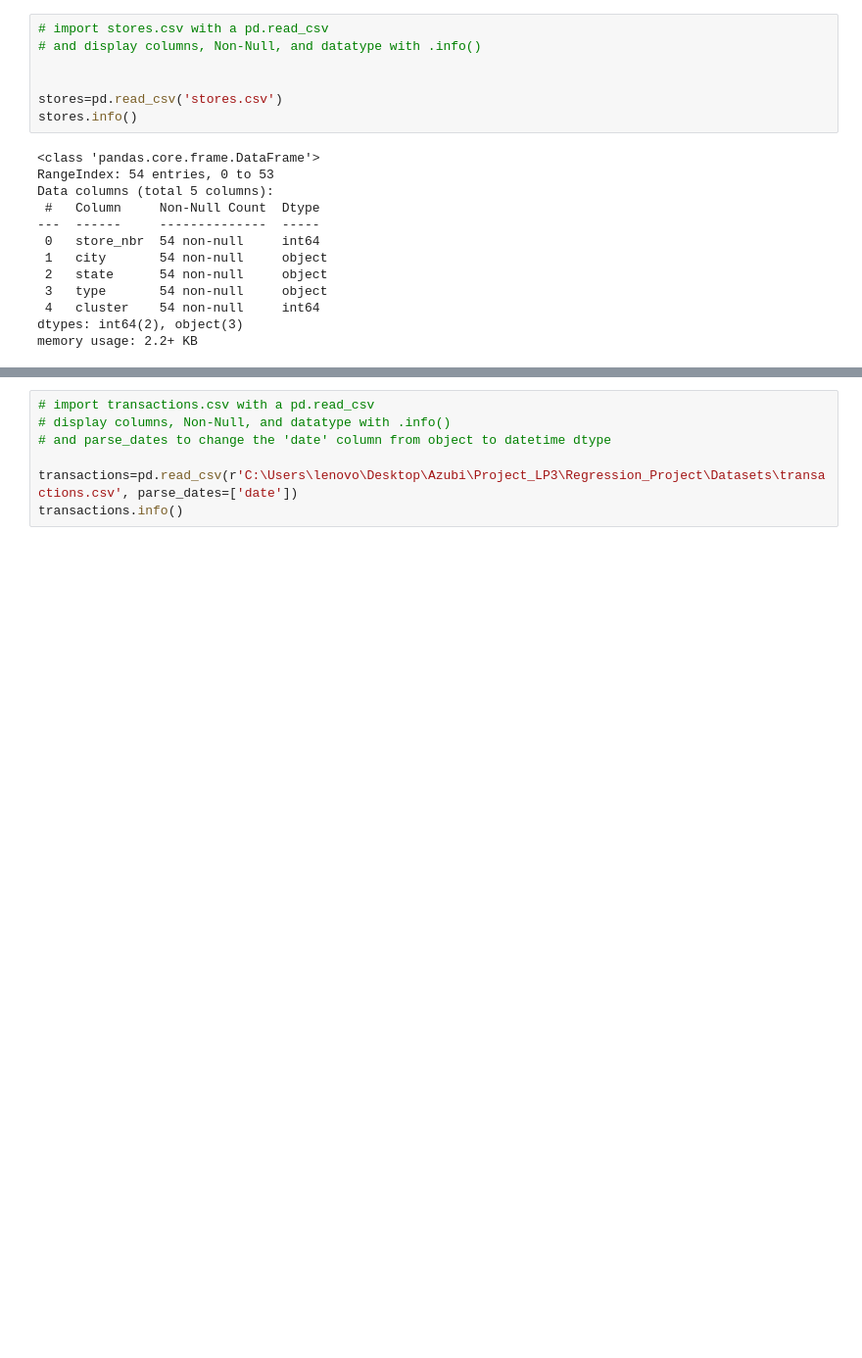
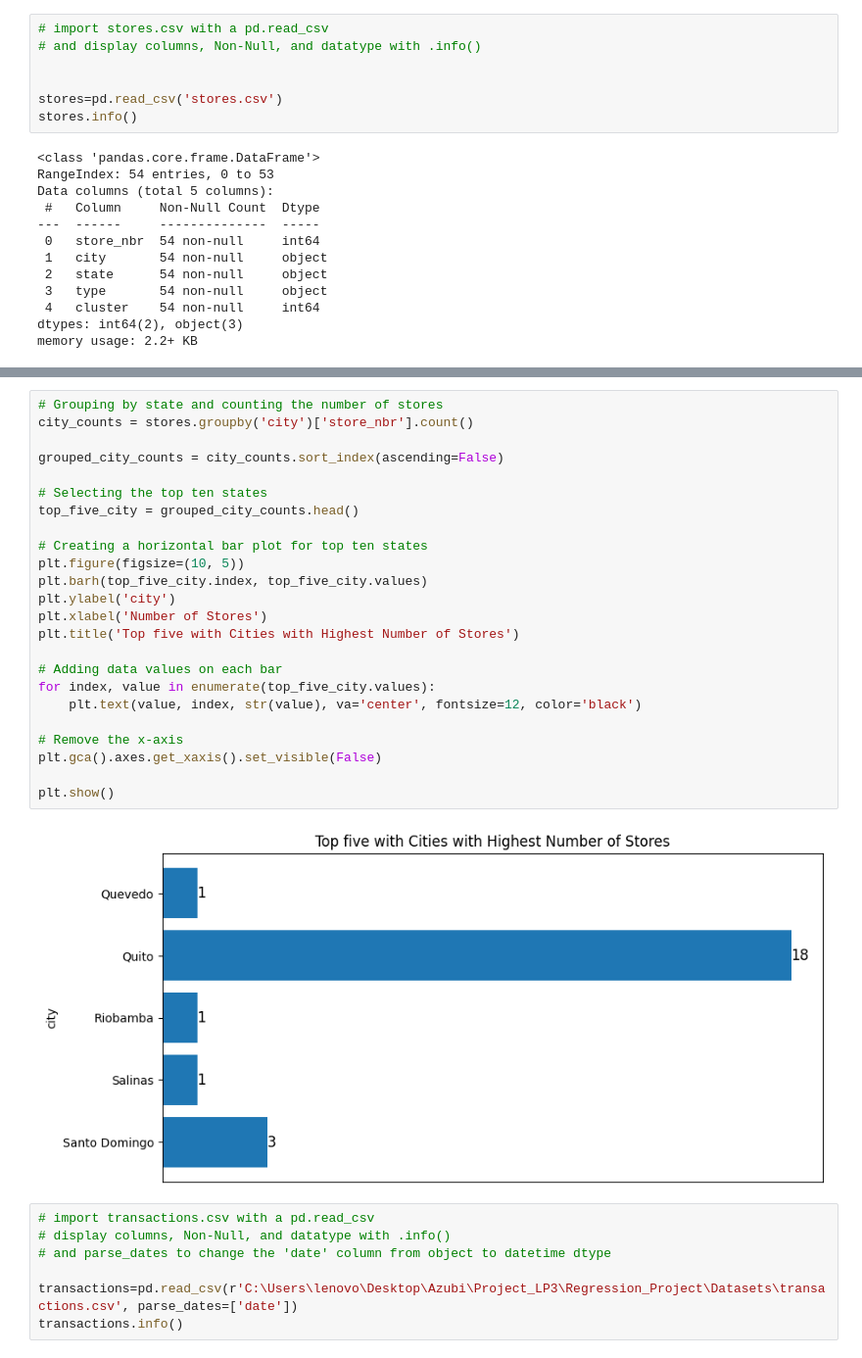
Before and after one commit to sethsot/Regression_Project, a Jupyter notebook: draft.ipynb, the cells around one changed output, grey strips where cells are left out. Shown at 98% size. Drawn from its saved outputs; the diff is of its cells as text; blank space fills up the shorter version.

```diff
--- a/draft.ipynb
+++ b/draft.ipynb
@@ -111,3 +143,29 @@ memory usage: 2.2+ KB
+# %%
+# Grouping by state and counting the number of stores
+city_counts = stores.groupby('city')['store_nbr'].count()
+
+grouped_city_counts = city_counts.sort_index(ascending=False)
+
+# Selecting the top ten states
+top_five_city = grouped_city_counts.head()
+
+# Creating a horizontal bar plot for top ten states
+plt.figure(figsize=(10, 5))
+plt.barh(top_five_city.index, top_five_city.values)
+plt.ylabel('city')
+plt.xlabel('Number of Stores')
+plt.title('Top five with Cities with Highest Number of Stores')
+
+# Adding data values on each bar
+for index, value in enumerate(top_five_city.values):
+    plt.text(value, index, str(value), va='center', fontsize=12, color='black')
+
+# Remove the x-axis
+plt.gca().axes.get_xaxis().set_visible(False)
+
+plt.show()
+# %% [output]
+[figure, added]
 # %%
 # import transactions.csv with a pd.read_csv
 # display columns, Non-Null, and datatype with .info()
```
Also changed, not shown: parts of 7 cells of this notebook.
